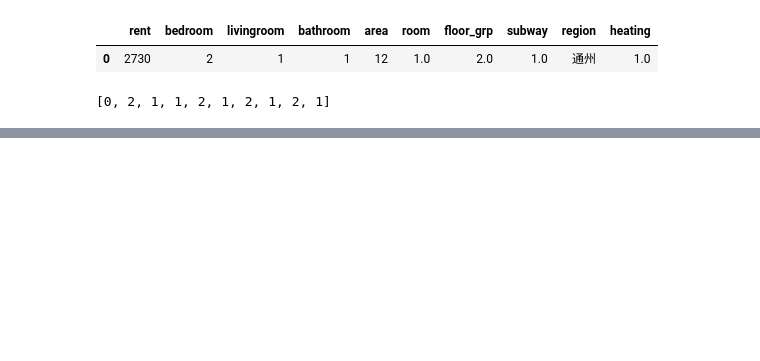
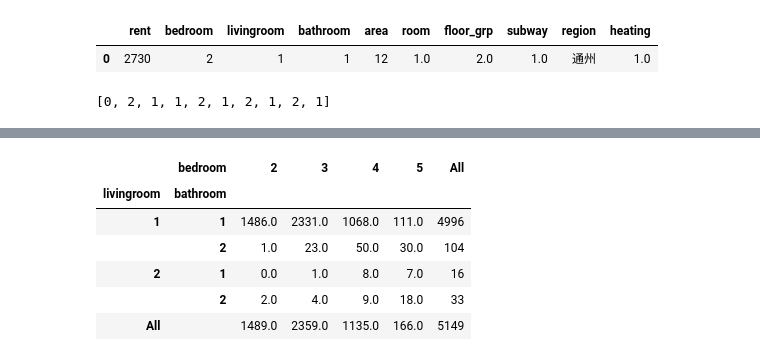
Before and after one commit to CiscoXY/DataAutomationAndPreviewBasedOnPython, a Jupyter notebook: 用北京房价测试.ipynb, the cells around one changed output, grey strips where cells are left out. Drawn from its saved outputs; the diff is of its cells as text; code cells hidden in the pictures; blank space fills up the shorter version.

```diff
--- a/用北京房价测试.ipynb
+++ b/用北京房价测试.ipynb
@@ -49,0 +82,12 @@ DS.Two_dim_autoplt(df[['bedroom' , 'region']] , [2 , 2] , dpi = 100)
+# %%
+ct_abc = pd.pivot_table(b, values= 'val', index=['livingroom' , 'bathroom'], columns='bedroom',
+                        aggfunc=np.sum , margins = True).fillna(0)
+ct_abc
+# %% [output]
+|  | bedroom | 2 | 3 | 4 | 5 | All |
+| livingroom | bathroom |  |  |  |  |  |
+| 1 | 1 | 1486.0 | 2331.0 | 1068.0 | 111.0 | 4996 |
+|  | 2 | 1.0 | 23.0 | 50.0 | 30.0 | 104 |
+| 2 | 1 | 0.0 | 1.0 | 8.0 | 7.0 | 16 |
+|  | 2 | 2.0 | 4.0 | 9.0 | 18.0 | 33 |
+| All |  | 1489.0 | 2359.0 | 1135.0 | 166.0 | 5149 |
```
Also changed, not shown: parts of 3 cells of this notebook, 25 other files.
